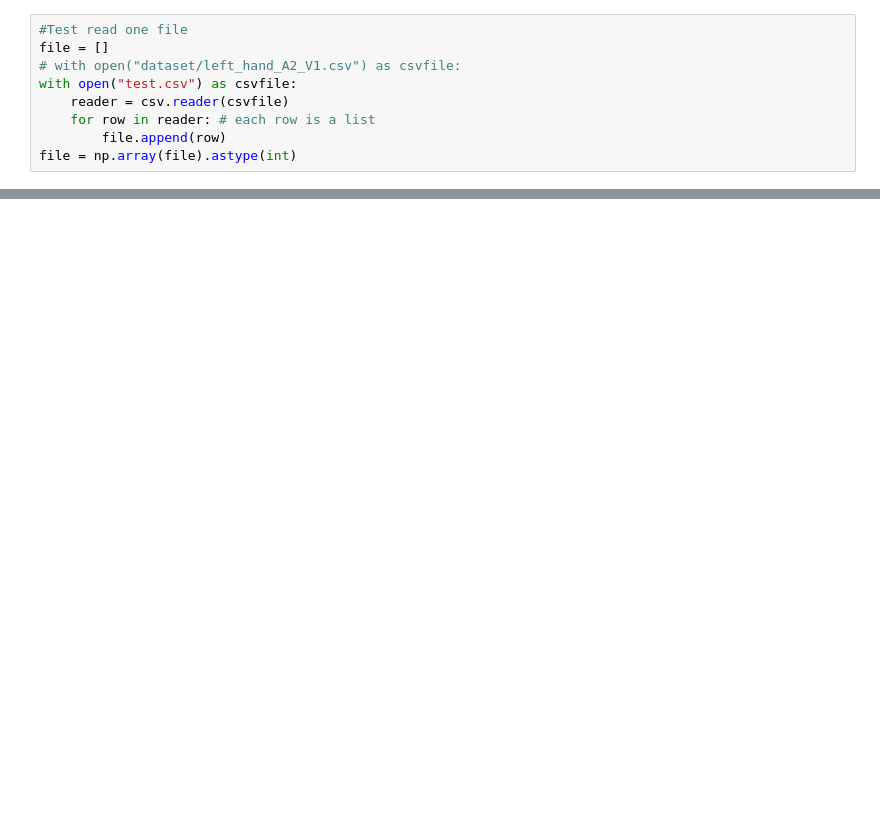
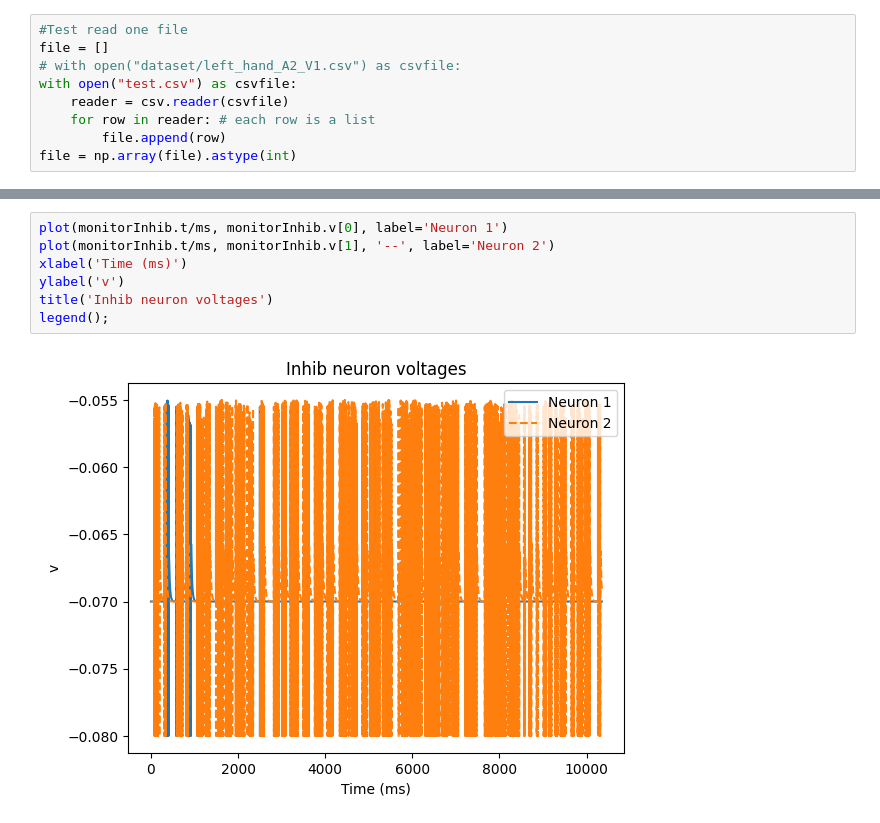
Before and after one commit to Hanna96E/D7046E_SNNproject, a Jupyter notebook: testnetwork.ipynb, the cells around one changed output, grey strips where cells are left out. Cells and saved outputs as stored; diff of their text form; blank space fills up the shorter version.

```diff
--- a/testnetwork.ipynb
+++ b/testnetwork.ipynb
@@ -122,0 +322,9 @@ legend(loc='best')
+# %%
+plot(monitorInhib.t/ms, monitorInhib.v[0], label='Neuron 1')
+plot(monitorInhib.t/ms, monitorInhib.v[1], '--', label='Neuron 2')
+xlabel('Time (ms)')
+ylabel('v')
+title('Inhib neuron voltages')
+legend();
+# %% [output]
+[figure, added]
```
Also changed, not shown: parts of 20 cells of this notebook, 44 other files.
